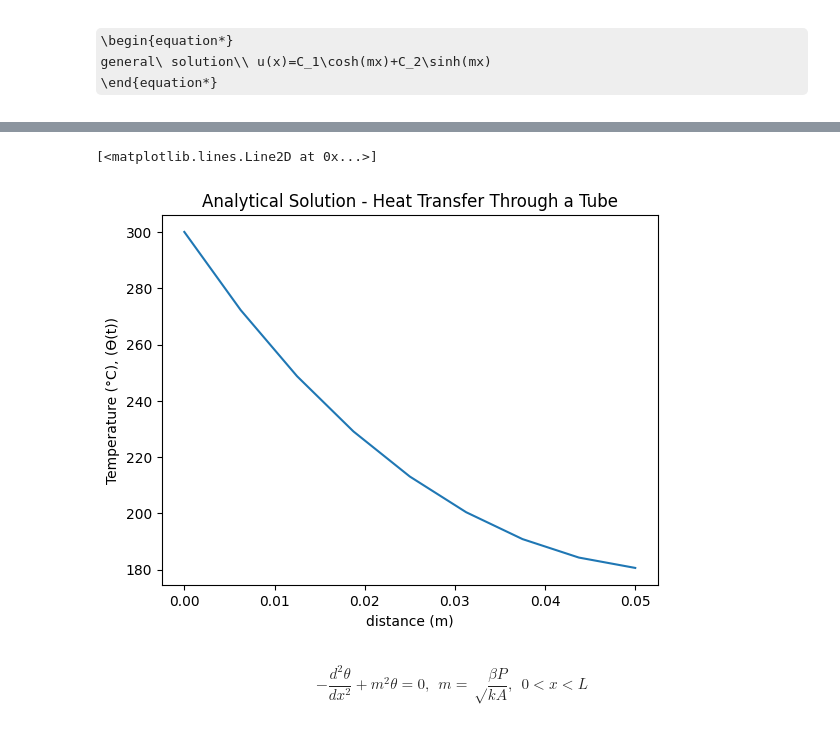
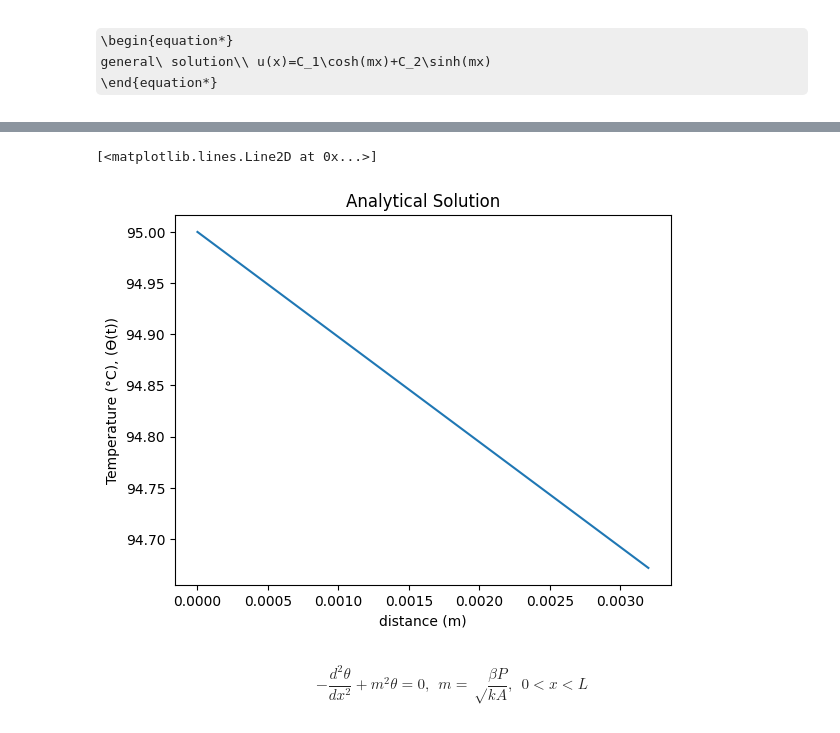
Before and after one commit to aqsnyder/FEA, a Jupyter notebook: p_set_1/ps1_2.ipynb, the cells around one changed output, grey strips where cells are left out. Drawn from its saved outputs; the diff is of its cells as text; code cells hidden in the pictures; some formulas as TeX source.

```diff
--- a/p_set_1/ps1_2.ipynb
+++ b/p_set_1/ps1_2.ipynb
@@ -7,11 +9,11 @@ import sympy as sp
 # %%
-temp_naut = 320  # degC
-temp_ambient = 20  # degC
+temp_naut = 120  # degC
+temp_ambient = 25  # degC
 diameter = 0.02  # meters
-thermal_conductivity = 50  # W/mC
-heat_transfer_coeff = 100  # W/m^2C
-length = 0.05  # meters (L)
-distance_step = 0.00625  # meters (deltaX)
+thermal_conductivity = 57.833  # W/mC
+heat_transfer_coeff = 25  # W/m^2C
+length = 0.0032  # meters (L)
+distance_step = 0.0032/2  # meters (deltaX)
 distance_range = np.arange(0,length + distance_step,distance_step)
 # %% [markdown]
 \begin{equation*}
@@ -27,8 +29,8 @@ m=\sqrt\frac{\beta P}{kA}
 \end{equation*}
 # %%
 radius = diameter / 2
-perimeter = 2*math.pi*radius
-area = math.pi * radius**2
+perimeter = .019
+area = .0000202
 # %%
 m = math.sqrt((heat_transfer_coeff * perimeter)/(thermal_conductivity * area))
 C1 = temp_naut - temp_ambient
@@ -61,12 +55,12 @@ analytical_solution_output = thermal_analytical_solution()
 # %%
 plt.xlabel('distance (m)')
 plt.ylabel('Temperature (°C), (ϴ(t))')
-plt.title('Analytical Solution - Heat Transfer Through a Tube')
+plt.title('Analytical Solution')
 plot_time = np.linspace(0, length, len(analytical_solution_output))
 plt.plot(plot_time,analytical_solution_output)
 # %% [output]
 [<matplotlib.lines.Line2D at 0x...>]
-[figure, old version]
+[figure, new version]
 # %% [markdown]
 \begin{equation*}
 -\frac{d^2\theta}{dx^2} + m^2\theta=0,\ \  m=\sqrt\frac{\beta P}{kA},\ \ 0<x<L
```
Also changed, not shown: parts of 2 cells of this notebook, 1 other file.
